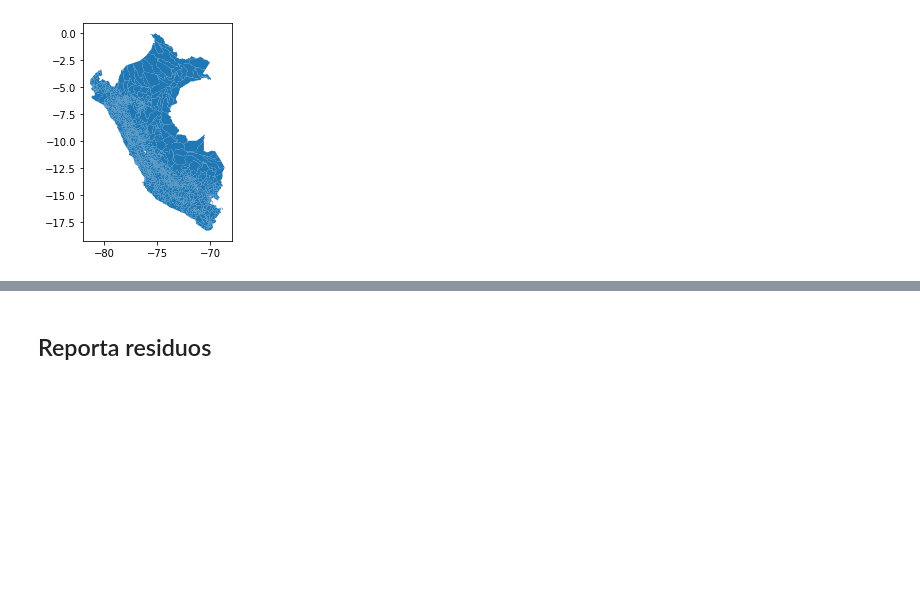
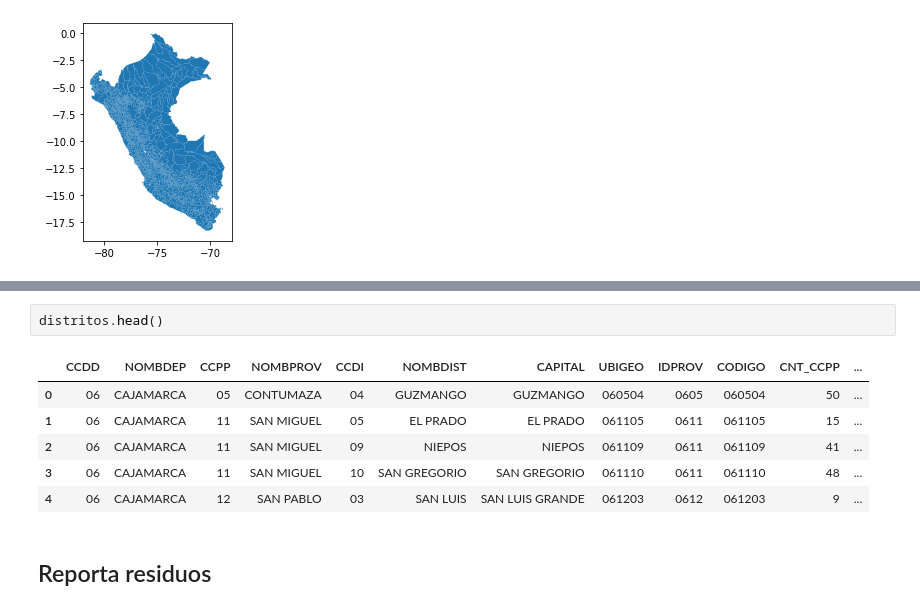
Before and after one commit to Dante-Guerrero/RR_Notebook, a Jupyter notebook: book1.ipynb, the cells around one changed output, grey strips where cells are left out. Drawn from its saved outputs; the diff is of its cells as text; blank space fills up the shorter version.

```diff
--- a/book1.ipynb
+++ b/book1.ipynb
@@ -48,3 +33,12 @@ distritos.plot()
+# %%
+distritos.head()
+# %% [output]
+|  | CCDD | NOMBDEP | CCPP | NOMBPROV | CCDI | NOMBDIST | CAPITAL | UBIGEO | IDPROV | CODIGO | CNT_CCPP | ... |
+| 0 | 06 | CAJAMARCA | 05 | CONTUMAZA | 04 | GUZMANGO | GUZMANGO | 060504 | 0605 | 060504 | 50 | ... |
+| 1 | 06 | CAJAMARCA | 11 | SAN MIGUEL | 05 | EL PRADO | EL PRADO | 061105 | 0611 | 061105 | 15 | ... |
+| 2 | 06 | CAJAMARCA | 11 | SAN MIGUEL | 09 | NIEPOS | NIEPOS | 061109 | 0611 | 061109 | 41 | ... |
+| 3 | 06 | CAJAMARCA | 11 | SAN MIGUEL | 10 | SAN GREGORIO | SAN GREGORIO | 061110 | 0611 | 061110 | 48 | ... |
+| 4 | 06 | CAJAMARCA | 12 | SAN PABLO | 03 | SAN LUIS | SAN LUIS GRANDE | 061203 | 0612 | 061203 | 9 | ... |
 # %% [markdown]
 ## Reporta residuos
 # %% [markdown]
```
Also changed, not shown: parts of 7 cells of this notebook, 2 other files.
